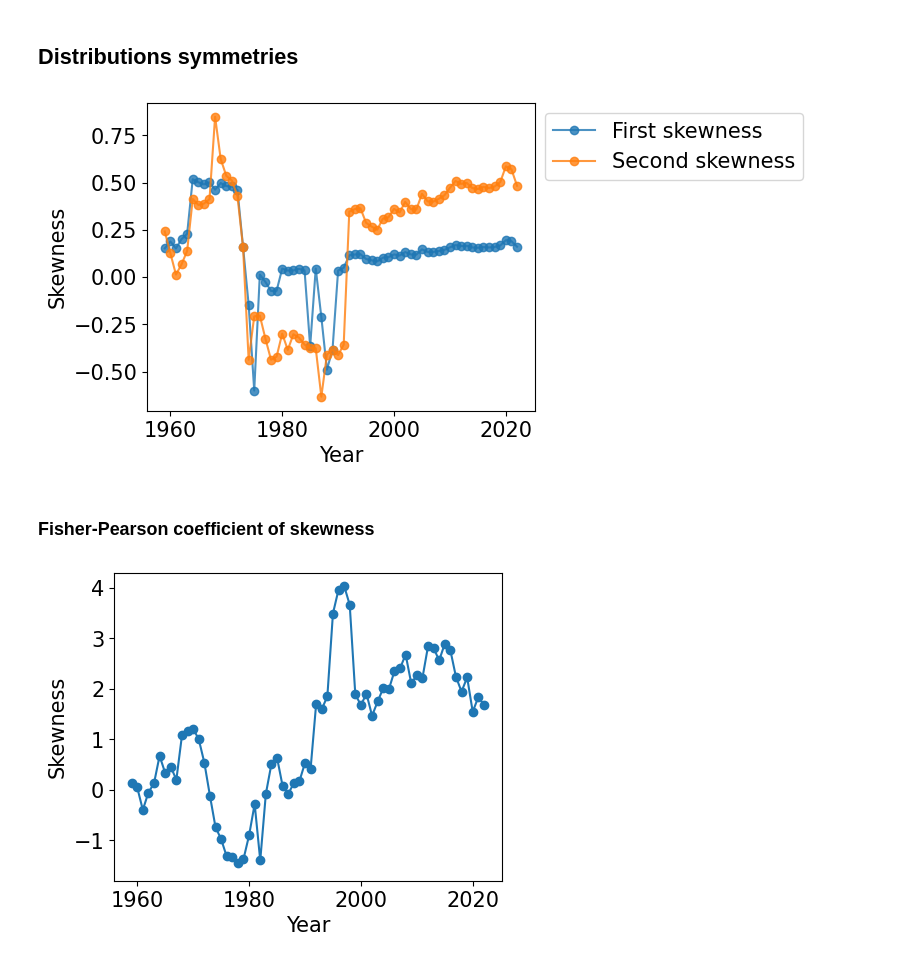
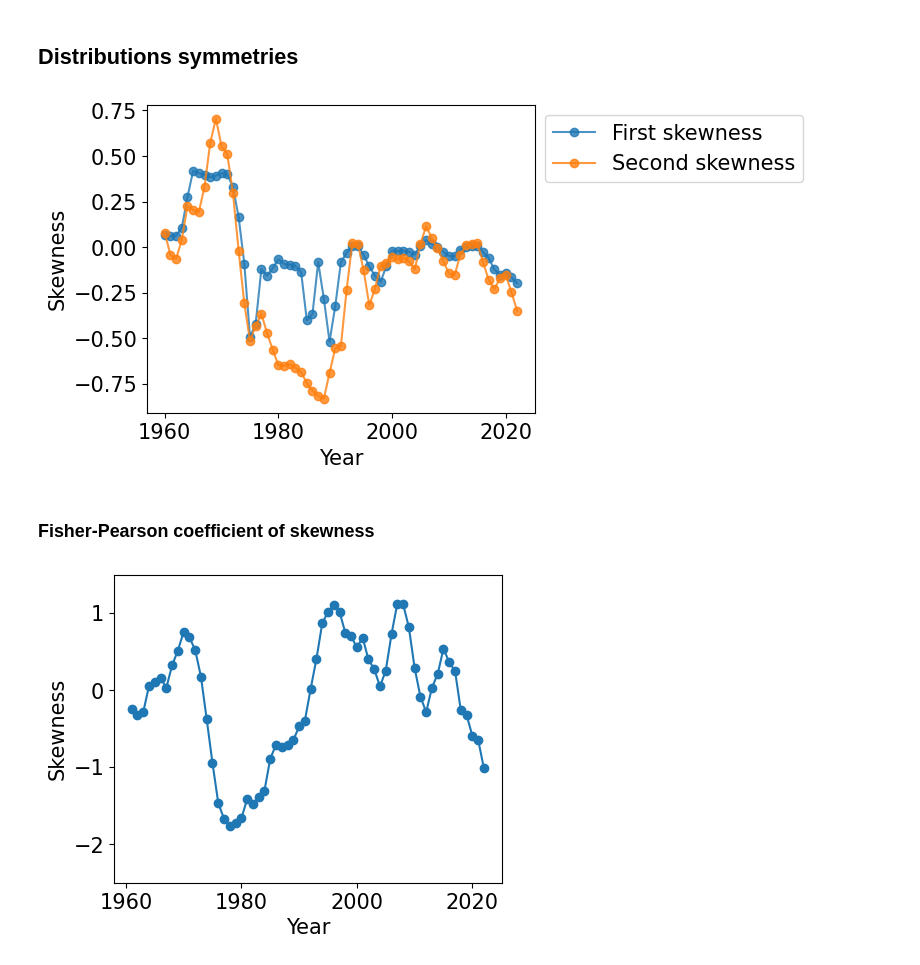
Before and after one commit to martalech/pop_charts_dynamics, a Jupyter notebook: position_change_distribution_analysis.ipynb, the cells around one changed output. Saved outputs shown, nothing was run; the diff lists cells and outputs as text; code cells hidden in the pictures.

```diff
--- a/position_change_distribution_analysis.ipynb
+++ b/position_change_distribution_analysis.ipynb
@@ -63,7 +43,7 @@ col = 0
 distributions = {}
 distributions_normalized = {}
 
-billboard_subset = billboard_hot_100_with_disappeared_songs[["year", "first_day_of_the_week", "position_change"]]
+billboard_subset = billboard_hot_100[["year", "first_day_of_the_week", "position_change"]]
 
 for year in range(1959, 2023):
     year_subset = billboard_subset[billboard_subset["year"] == year]["position_change"]
@@ -170,10 +154,16 @@ plt.show()
 # %% [markdown]
 ## Distributions symmetries
+# %%
+#https://stackoverflow.com/questions/14313510/how-to-calculate-rolling-moving-average-using-python-numpy-scipy
+def moving_average(a, n):
+    ret = np.cumsum(a, dtype=float)
+    ret[n:] = ret[n:] - ret[:-n]
+    return ret[n - 1:] / n
 # %%
-import statistics as stats
+from scipy import stats
 
 def pearson_first_skewness(distribution):
-    return (distribution.mean() - stats.mode(distribution)) / distribution.std()
+    return (distribution.mean() - stats.mode(distribution)[0]) / distribution.std()
 # %%
 def pearson_second_skewness(distribution):
     return 3 * (distribution.mean() - np.median(distribution)) / distribution.std()
@@ -184,15 +174,15 @@ first_skewness_distributions = []
 second_skewness_distributions = []
 
 for year in range(1959, 2023):
-    year_subset = billboard_subset[billboard_subset["year"] == year]["position_change"]
+    year_subset = billboard_subset[billboard_subset["year"] == year].dropna()["position_change"]
     first_skewness = pearson_first_skewness(year_subset.values)
     first_skewness_distributions.append(first_skewness)
 
     second_skewness = pearson_second_skewness(year_subset.values)
     second_skewness_distributions.append(second_skewness)
 
-plt.plot(range(1959, 2023), first_skewness_distributions, marker="o", alpha=0.8)
-plt.plot(range(1959, 2023), second_skewness_distributions, marker="o", alpha=0.8)
+plt.plot(range(1960, 2023), moving_average(first_skewness_distributions, 2), marker="o", alpha=0.8)
+plt.plot(range(1960, 2023), moving_average(second_skewness_distributions, 2), marker="o", alpha=0.8)
 
 plt.xlabel("Year")
 plt.ylabel("Skewness")
@@ -200,7 +190,7 @@ plt.legend(["First skewness", "Second skewness"], bbox_to_anchor=(1, 1), loc='up
 
 plt.savefig("figures/skewness_distribution.pdf", format="pdf", bbox_inches="tight")
 # %% [output]
-[figure, old version]
+[figure, new version]
 # %% [markdown]
 ### Fisher-Pearson coefficient of skewness
 # %%
@@ -210,22 +200,24 @@ def fisher_skewness(distribution):    return stats.skew(distribution)
 # %%
 plt.figure(figsize=(5, 4))
 
 fisher_skewness_distributions = []
 
 for year in range(1959, 2023):
-    year_subset = billboard_subset[billboard_subset["year"] == year]["position_change"]
+    year_subset = billboard_subset[billboard_subset["year"] == year]["position_change"].dropna()
+
     fisher_skweness = fisher_skewness(year_subset.values)
     fisher_skewness_distributions.append(fisher_skweness)
 
-plt.plot(range(1959, 2023), fisher_skewness_distributions, marker="o")
+plt.plot(range(1961, 2023), moving_average(fisher_skewness_distributions, 3), marker="o")
 
 plt.xlabel("Year")
 plt.ylabel("Skewness")
-plt.ylim(-1.8, 4.3)
+
+plt.ylim(-2.5, 1.5)
 
 plt.savefig("figures/fisher_skewness_distribution.pdf", format="pdf", bbox_inches="tight")
 # %% [output]
-[figure, old version]
+[figure, new version]
 # %%
 plt.figure(figsize=(5, 4))
 
```
Also changed, not shown: parts of 6 cells of this notebook, 21 other files.
